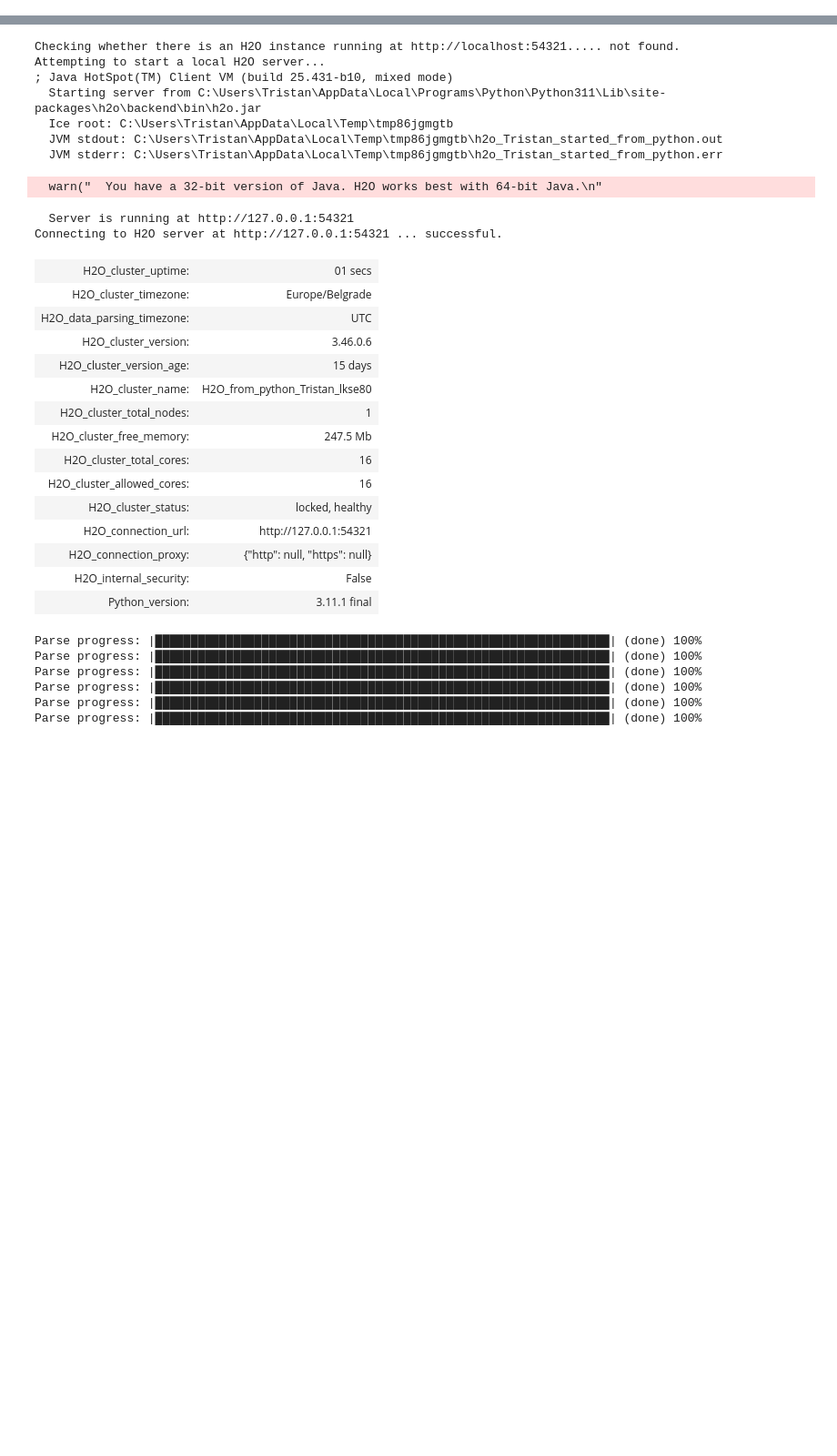
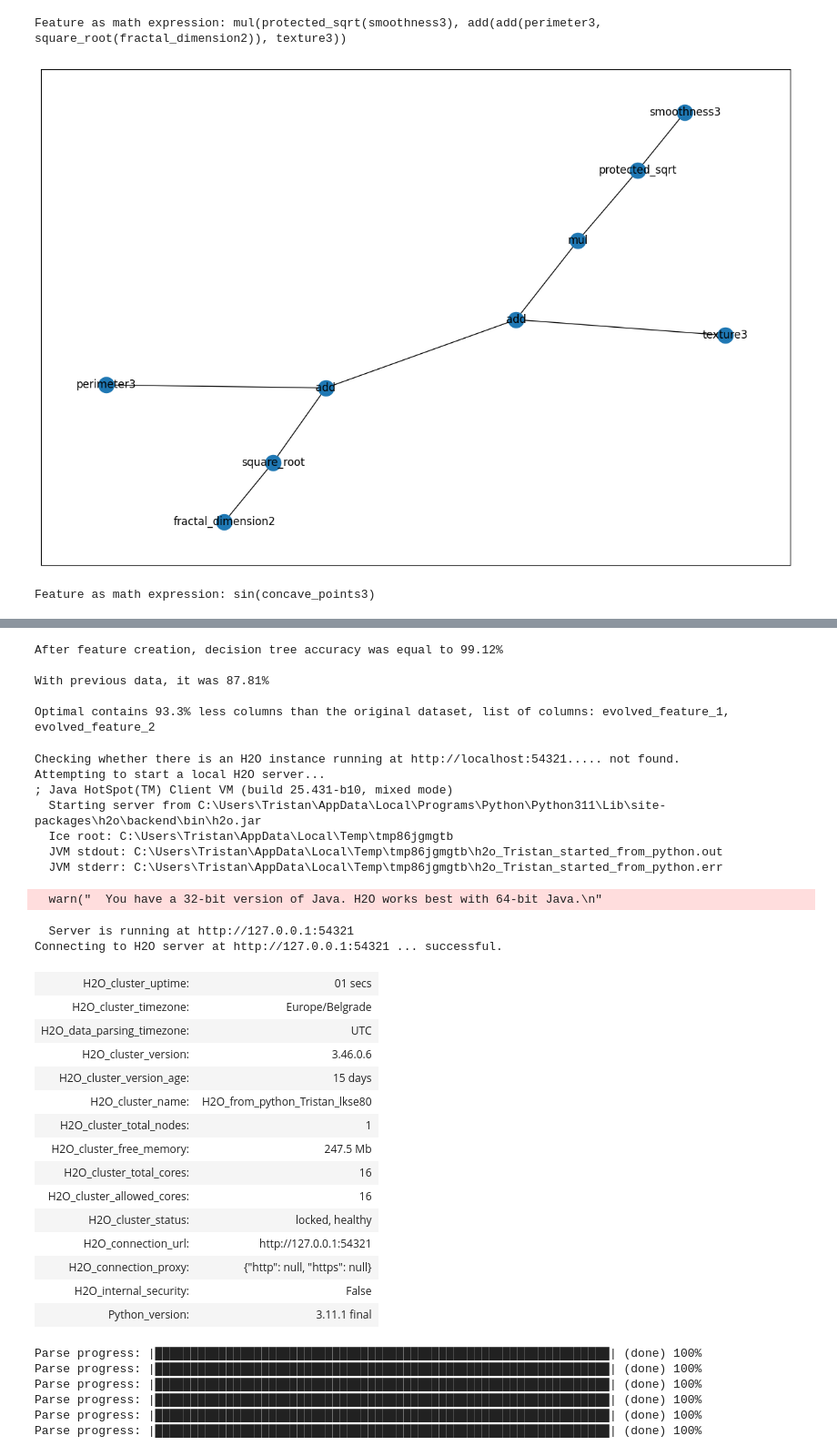
Before and after one commit to Filgar/efsc, a Jupyter notebook: playground.ipynb, the cells around one changed output, grey strips where cells are left out. Shown: that part at 91% size. Saved outputs shown, nothing was run; the diff lists cells and outputs as text; code cells hidden in the pictures; blank space fills up the shorter version.

Commit message:
Displaying math expression trees, Evolutionary Forest, try of Ponyge2

```diff
--- a/playground.ipynb
+++ b/playground.ipynb
@@ -34,7 +37,7 @@ Selected columns are: area1, radius2, texture2, perimeter2, radius3, texture3, a
 x_train_2 = x_train
 x_test_2 = x_test
 x_val_2 = x_val
-best_feature_func = optimizer.evolve_new_feature(epochs=50, heuristics=Benchmark.dtree_accuracy)
+best_feature_func, _ = optimizer.evolve_new_feature(epochs=50, heuristics=Benchmark.dtree_accuracy)
 
 # Apply the evolved feature to the training and test sets
 x_train_2["evolved_feature"] = x_train_2.apply(lambda row: best_feature_func(*row), axis=1)
@@ -70,0 +74,48 @@ Selected columns are: concave_points1, fractal_dimension1, radius2, texture2, ar
+# %%
+x_train.drop(columns=["evolved_feature"], inplace=True)
+x_test.drop(columns=["evolved_feature"], inplace=True)
+x_val.drop(columns=["evolved_feature"], inplace=True)
+# %%
+# Evolve a new set of features
+x_train_2 = pd.DataFrame({})
+x_test_2 = pd.DataFrame({})
+x_val_2 = pd.DataFrame({})
+
+old_accuracy = 0
+new_accuracy = 1
+feature_count = 0
+
+while new_accuracy - old_accuracy > 0:
+    old_accuracy = new_accuracy
+    feature_count += 1
+    optimizer = PymooOptimizer(pd.concat([x_train, x_train_2], axis=1), pd.concat([x_val, x_val_2], axis=1), y_train, y_val)
+    best_feature_func, best_individual = optimizer.evolve_new_feature(epochs=50, heuristics=Benchmark.dtree_accuracy, verbose=False, target_train = x_train_2, target_test = x_val_2)
+    print("Feature as math expression:", best_individual, "\n")
+
+    nodes, edges, labels = gp.graph(best_individual)
+    g = nx.Graph()
+    g.add_nodes_from(nodes)
+    g.add_edges_from(edges)
+    pos = nx.spring_layout(g)
+
+    plt.figure(figsize=(15, 10))
+    nx.draw_networkx_nodes(g, pos)
+    nx.draw_networkx_edges(g, pos)
+    nx.draw_networkx_labels(g, pos, labels)
+    plt.show()
+
+    x_train_2[f'evolved_feature_{feature_count}'] = pd.concat([x_train, x_train_2], axis=1).apply(lambda row: best_feature_func(*row), axis=1)
+    x_test_2[f'evolved_feature_{feature_count}'] = pd.concat([x_test, x_test_2], axis=1).apply(lambda row: best_feature_func(*row), axis=1)
+    x_val_2[f'evolved_feature_{feature_count}'] = pd.concat([x_val, x_val_2], axis=1).apply(lambda row: best_feature_func(*row), axis=1)
+
+    new_accuracy = np.round(Benchmark.dtree_accuracy(x_train_2, x_test_2, y_train, y_test) * 100, 2)
+
+score = np.round(Benchmark.dtree_accuracy(x_train, x_test, y_train, y_test) * 100, 2)
+
+print(f'After feature creation, decision tree accuracy was equal to {new_accuracy}%\n\n' +
+        f'With previous data, it was {score}%\n\n' +
+        f'Optimal contains {100 - np.round(x_train_2.shape[1] / x_train.shape[1] * 100, 1)}% less columns than the original dataset, list of columns: {", ".join(x_train_2.columns.tolist())}')
+# %% [output]
+Feature as math expression: mul(protected_sqrt(smoothness3), add(add(perimeter3, square_root(fractal_dimension2)), texture3))
+[figure, added]
+Feature as math expression: sin(concave_points3)
@@ -71,3 +123,8 @@ Selected columns are: concave_points1, fractal_dimension1, radius2, texture2, ar
+After feature creation, decision tree accuracy was equal to 99.12%
+
+With previous data, it was 87.81%
+
+Optimal contains 93.3% less columns than the original dataset, list of columns: evolved_feature_1, evolved_feature_2
 # %%
 import h2o
 from sklearn.model_selection import train_test_split
```
Also changed, not shown: parts of 15 cells of this notebook, 3 other files.
